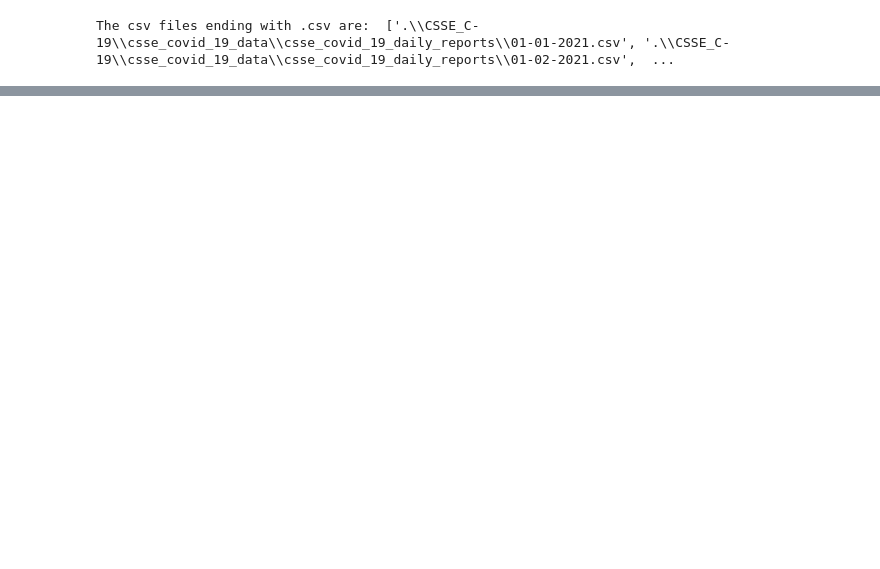
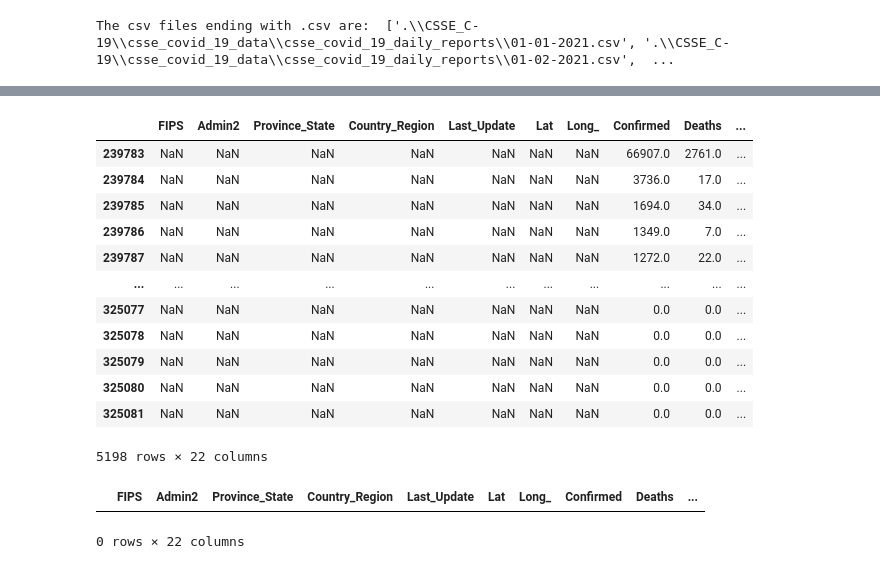
Before and after one commit to jisanos/C19A-COVID-19-Prediction-Algorithm, a Jupyter notebook: csse_covid_19_daily_reports.ipynb, the cells around one changed output, grey strips where cells are left out. Saved outputs shown, nothing was run; the diff lists cells and outputs as text; code cells hidden in the pictures; blank space fills up the shorter version.

```diff
--- a/csse_covid_19_daily_reports.ipynb
+++ b/csse_covid_19_daily_reports.ipynb
@@ -86,0 +107,24 @@ display(combinedOfCsv.head())
+# %%
+#checking the non nan values of lat to see if it has any other values than nan
+combinedOfCsv[combinedOfCsv['Latitude'].notna()]
+# %% [output]
+|  | FIPS | Admin2 | Province_State | Country_Region | Last_Update | Lat | Long_ | Confirmed | Deaths | ... |
+| 239783 | NaN | NaN | NaN | NaN | NaN | NaN | NaN | 66907.0 | 2761.0 | ... |
+| 239784 | NaN | NaN | NaN | NaN | NaN | NaN | NaN | 3736.0 | 17.0 | ... |
+| 239785 | NaN | NaN | NaN | NaN | NaN | NaN | NaN | 1694.0 | 34.0 | ... |
+| 239786 | NaN | NaN | NaN | NaN | NaN | NaN | NaN | 1349.0 | 7.0 | ... |
+| 239787 | NaN | NaN | NaN | NaN | NaN | NaN | NaN | 1272.0 | 22.0 | ... |
+| ... | ... | ... | ... | ... | ... | ... | ... | ... | ... | ... |
+| 325077 | NaN | NaN | NaN | NaN | NaN | NaN | NaN | 0.0 | 0.0 | ... |
+| 325078 | NaN | NaN | NaN | NaN | NaN | NaN | NaN | 0.0 | 0.0 | ... |
+| 325079 | NaN | NaN | NaN | NaN | NaN | NaN | NaN | 0.0 | 0.0 | ... |
+| 325080 | NaN | NaN | NaN | NaN | NaN | NaN | NaN | 0.0 | 0.0 | ... |
+| 325081 | NaN | NaN | NaN | NaN | NaN | NaN | NaN | 0.0 | 0.0 | ... |
+5198 rows × 22 columns
+# %%
+#checking if any of the data frames if theres any similarities in the states columns of both datasets
+#combinedOfCsv['Province_State'].isin(datasetCCI['state'])
+combinedOfCsv[combinedOfCsv['Province_State'].isin(datasetCCI['state'].values)]
+# %% [output]
+|  | FIPS | Admin2 | Province_State | Country_Region | Last_Update | Lat | Long_ | Confirmed | Deaths | ... |
+0 rows × 22 columns
```
Also changed, not shown: parts of 6 cells of this notebook.
